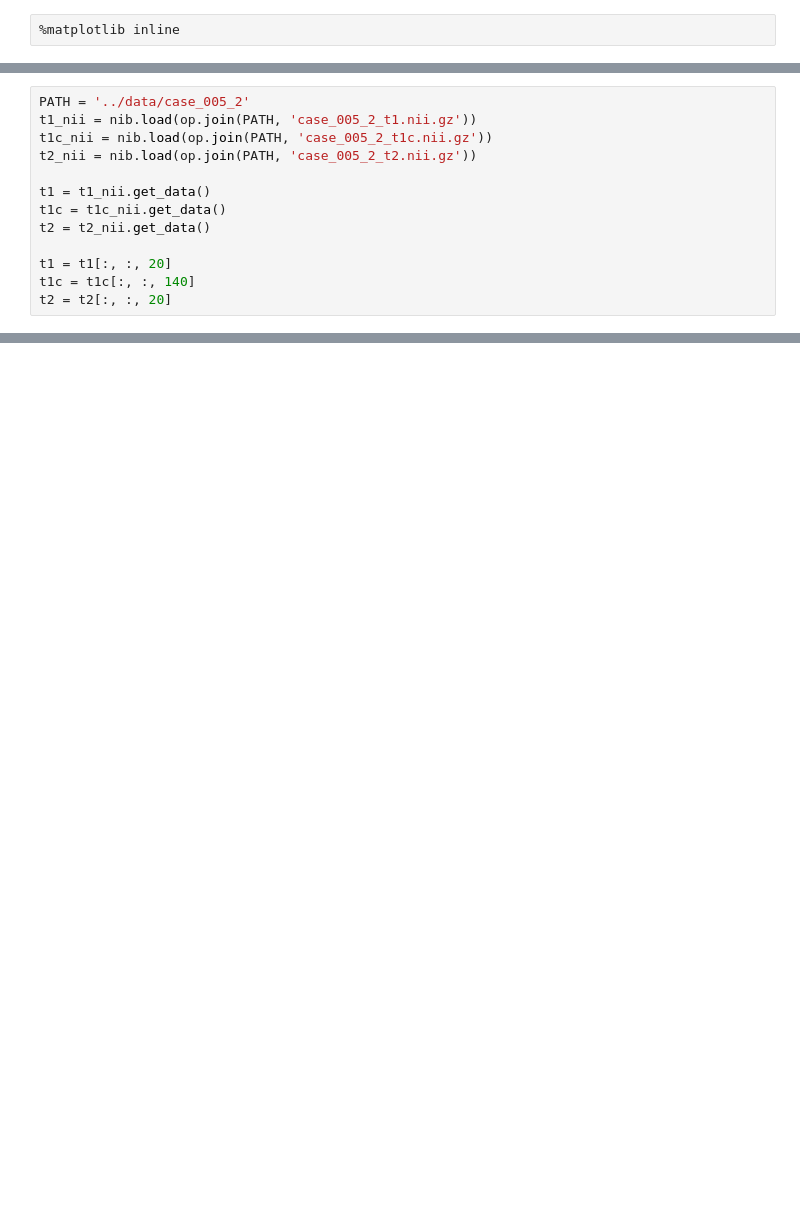
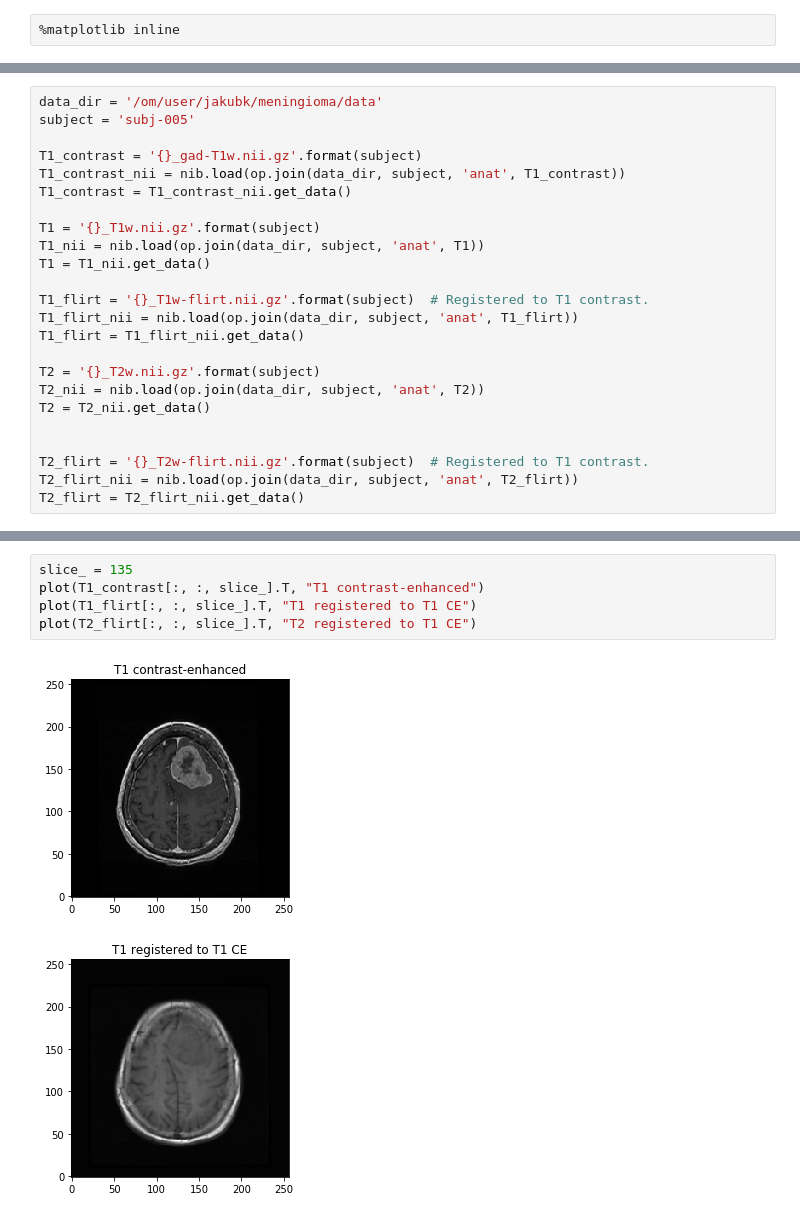
Before and after one commit to kaczmarj/meningioma, a Jupyter notebook: notebooks/Prastawa_etal_2003.ipynb, the cells around one changed output, grey strips where cells are left out. Cells and saved outputs as stored; diff of their text form; blank space fills up the shorter version.

```diff
--- a/notebooks/Prastawa_etal_2003.ipynb
+++ b/notebooks/Prastawa_etal_2003.ipynb
@@ -21,13 +25,0 @@ import seaborn as sns
-# %%
-PATH = '../data/case_005_2'
-t1_nii = nib.load(op.join(PATH, 'case_005_2_t1.nii.gz'))
-t1c_nii = nib.load(op.join(PATH, 'case_005_2_t1c.nii.gz'))
-t2_nii = nib.load(op.join(PATH, 'case_005_2_t2.nii.gz'))
-
-t1 = t1_nii.get_data()
-t1c = t1c_nii.get_data()
-t2 = t2_nii.get_data()
-
-t1 = t1[:, :, 20]
-t1c = t1c[:, :, 140]
-t2 = t2[:, :, 20]
@@ -37,0 +26,24 @@ plt.matshow(t1c)
+# %%
+data_dir = '/om/user/jakubk/meningioma/data'
+subject = 'subj-005'
+
+T1_contrast = '{}_gad-T1w.nii.gz'.format(subject)
+T1_contrast_nii = nib.load(op.join(data_dir, subject, 'anat', T1_contrast))
+T1_contrast = T1_contrast_nii.get_data()
+
+T1 = '{}_T1w.nii.gz'.format(subject)
+T1_nii = nib.load(op.join(data_dir, subject, 'anat', T1))
+T1 = T1_nii.get_data()
+
+T1_flirt = '{}_T1w-flirt.nii.gz'.format(subject)  # Registered to T1 contrast.
+T1_flirt_nii = nib.load(op.join(data_dir, subject, 'anat', T1_flirt))
+T1_flirt = T1_flirt_nii.get_data()
+
+T2 = '{}_T2w.nii.gz'.format(subject)
+T2_nii = nib.load(op.join(data_dir, subject, 'anat', T2))
+T2 = T2_nii.get_data()
+
+
+T2_flirt = '{}_T2w-flirt.nii.gz'.format(subject)  # Registered to T1 contrast.
+T2_flirt_nii = nib.load(op.join(data_dir, subject, 'anat', T2_flirt))
+T2_flirt = T2_flirt_nii.get_data()
@@ -37,0 +62,8 @@ plt.matshow(t1c)
+# %%
+slice_ = 135
+plot(T1_contrast[:, :, slice_].T, "T1 contrast-enhanced")
+plot(T1_flirt[:, :, slice_].T, "T1 registered to T1 CE")
+plot(T2_flirt[:, :, slice_].T, "T2 registered to T1 CE")
+# %% [output]
+[figure, added]
+[figure, added]
```
Also changed, not shown: parts of 9 cells of this notebook.
